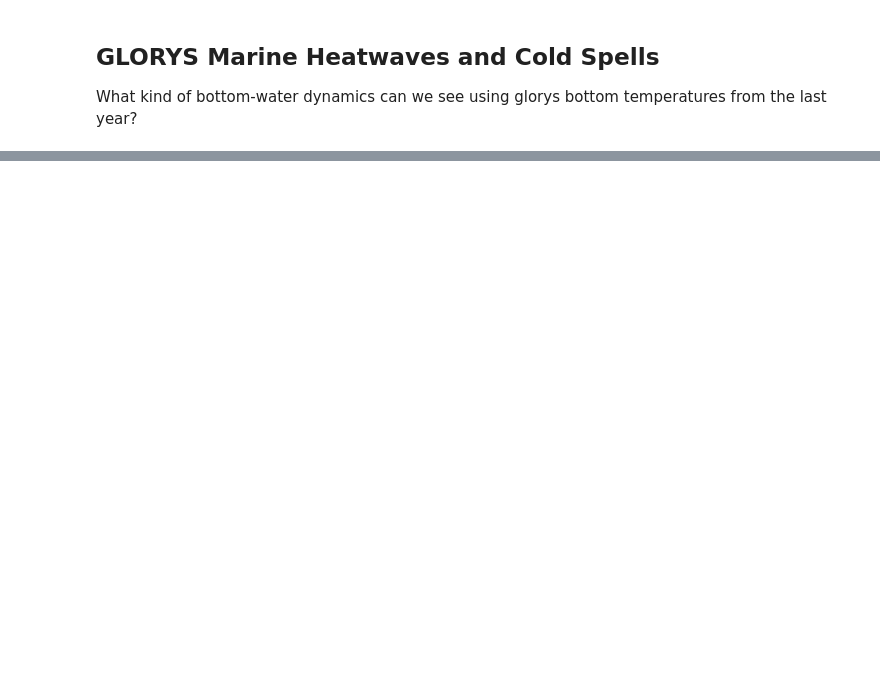
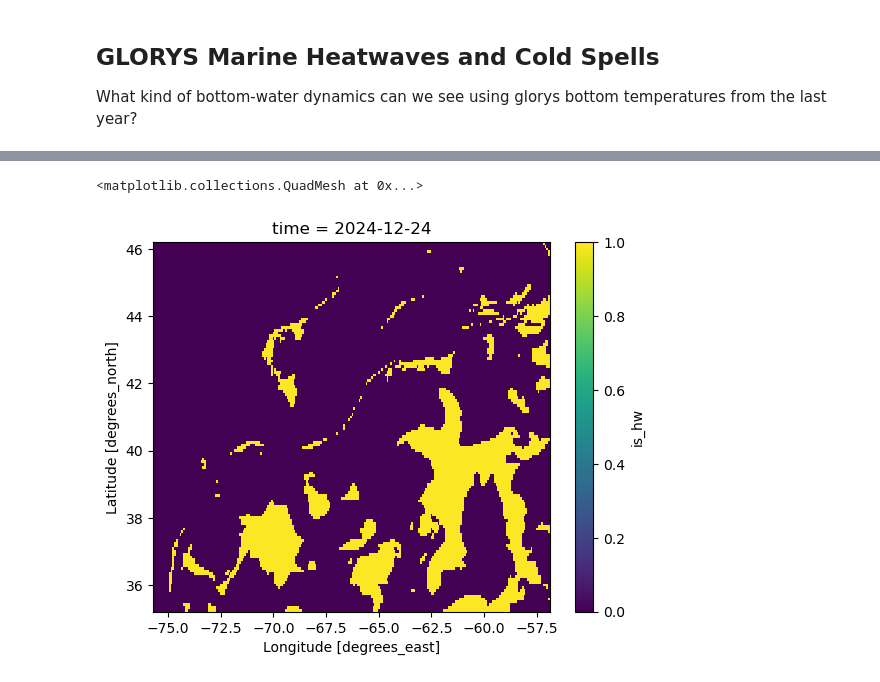
Before and after one commit to adamkemberling/glorys_northeast, a Jupyter notebook: py/glorys_extreme_events.ipynb, the cells around one changed output, grey strips where cells are left out. Drawn from its saved outputs; the diff is of its cells as text; code cells hidden in the pictures; blank space fills up the shorter version.

```diff
--- a/py/glorys_extreme_events.ipynb
+++ b/py/glorys_extreme_events.ipynb
@@ -96,0 +232,28 @@ copernicusmarine_version :
+# %%
+# Define a function to:
+# 1. match trend residuals to the climatological mean & thresholds for each day
+# 2. Flag when those new values exceed thresholds for extreme events
+
+def detect_extreme_events(obs_ds, threshold_ds, test_var = "sst", clim_idx = "doy", thresh_high = "hw_thresh", thresh_low = "cs_thresh"):
+    """
+    obs_ds: xr.dataset containing de-trended temperatures or some other variable
+    threshold_ds: xr.dataset containing the climatological mean and extreme event thresholds for some reference period
+    """
+
+    # pull the climatology slice that matches the day of the year
+    threshold_match = threshold_ds.sel(doy = obs_ds[clim_idx])
+
+    # # Compare if they are over the threshold or no, event flagging
+    obs_ds["is_hw"] = getattr(obs_ds, test_var) > getattr(threshold_match, thresh_high)
+    obs_ds["is_cs"] = getattr(obs_ds, test_var) < getattr(threshold_match, thresh_low)
+
+    return obs_ds.drop("doy")
+# %%
+# Plot the detrended sst + climatological mean
+events_ds = surfbot_ds.groupby("time").map(
+    detect_extreme_events,
+    threshold_ds = ref_rolled,
+    test_var = "bottom_temp",
+    thresh_high = "hw_thresh",
+    thresh_low = "cs_thresh")
+events_ds
@@ -96,0 +275,6 @@ copernicusmarine_version :
+# %%
+# Plot what a day of hw events looks like
+events_ds.isel(time = -1).is_hw.plot()
+# %% [output]
+<matplotlib.collections.QuadMesh at 0x...>
+[figure, added]
```
Also changed, not shown: parts of 14 cells of this notebook, 13 other files.
